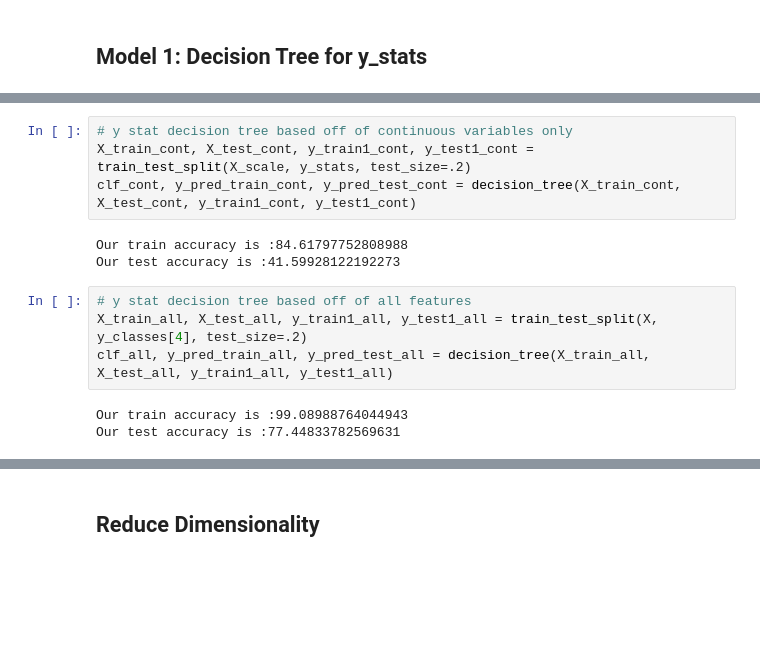
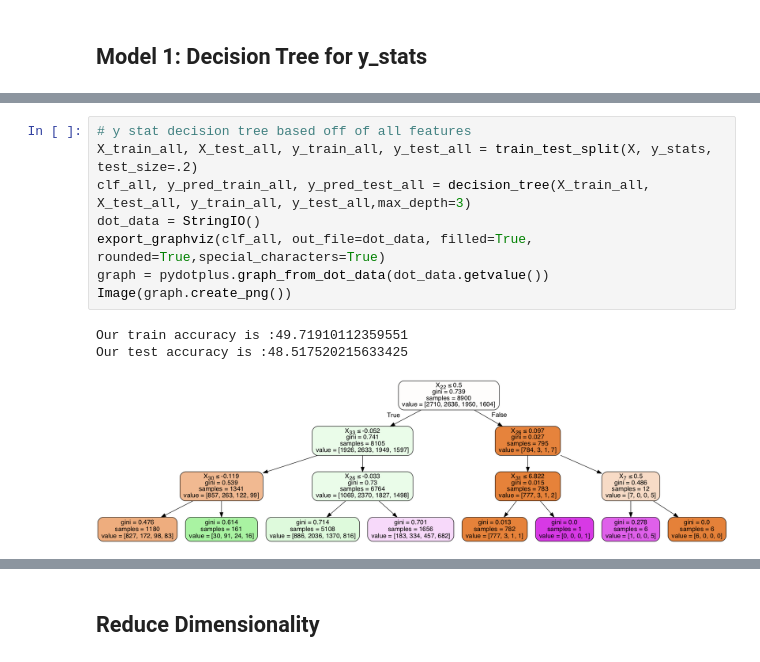
Before and after one commit to rvent/Steam_Pricing_Classification_Project, a Jupyter notebook: Mod-3-Project.ipynb, the cells around one changed output, grey strips where cells are left out. Cells and saved outputs as stored; diff of their text form; blank space fills up the shorter version.

```diff
--- a/Mod-3-Project.ipynb
+++ b/Mod-3-Project.ipynb
@@ -812,17 +832,15 @@ def decision_tree(Xtrain, Xtest, ytrain, ytest, criterion="gini", max_depth=None
 #     acc = accuracy_score(ytest, y_pred_test) * 100
 #     print("Our test accuracy is :{0}".format(acc))
 #     return clf, y_pred_train, y_pred_test
-# %%
-# y stat decision tree based off of continuous variables only
-X_train_cont, X_test_cont, y_train1_cont, y_test1_cont = train_test_split(X_scale, y_stats, test_size=.2)
-clf_cont, y_pred_train_cont, y_pred_test_cont = decision_tree(X_train_cont, X_test_cont, y_train1_cont, y_test1_cont)
-# %% [output]
-Our train accuracy is :84.61797752808988
-Our test accuracy is :41.59928122192273
 # %%
 # y stat decision tree based off of all features
-X_train_all, X_test_all, y_train1_all, y_test1_all = train_test_split(X, y_classes[4], test_size=.2)
-clf_all, y_pred_train_all, y_pred_test_all = decision_tree(X_train_all, X_test_all, y_train1_all, y_test1_all)
+X_train_all, X_test_all, y_train_all, y_test_all = train_test_split(X, y_stats, test_size=.2)
+clf_all, y_pred_train_all, y_pred_test_all = decision_tree(X_train_all, X_test_all, y_train_all, y_test_all,max_depth=3)
+dot_data = StringIO()
+export_graphviz(clf_all, out_file=dot_data, filled=True, rounded=True,special_characters=True)
+graph = pydotplus.graph_from_dot_data(dot_data.getvalue())
+Image(graph.create_png())
 # %% [output]
-Our train accuracy is :99.08988764044943
-Our test accuracy is :77.44833782569631
+Our train accuracy is :49.71910112359551
+Our test accuracy is :48.517520215633425
+[figure, added]
```
Also changed, not shown: parts of 56 cells of this notebook.
